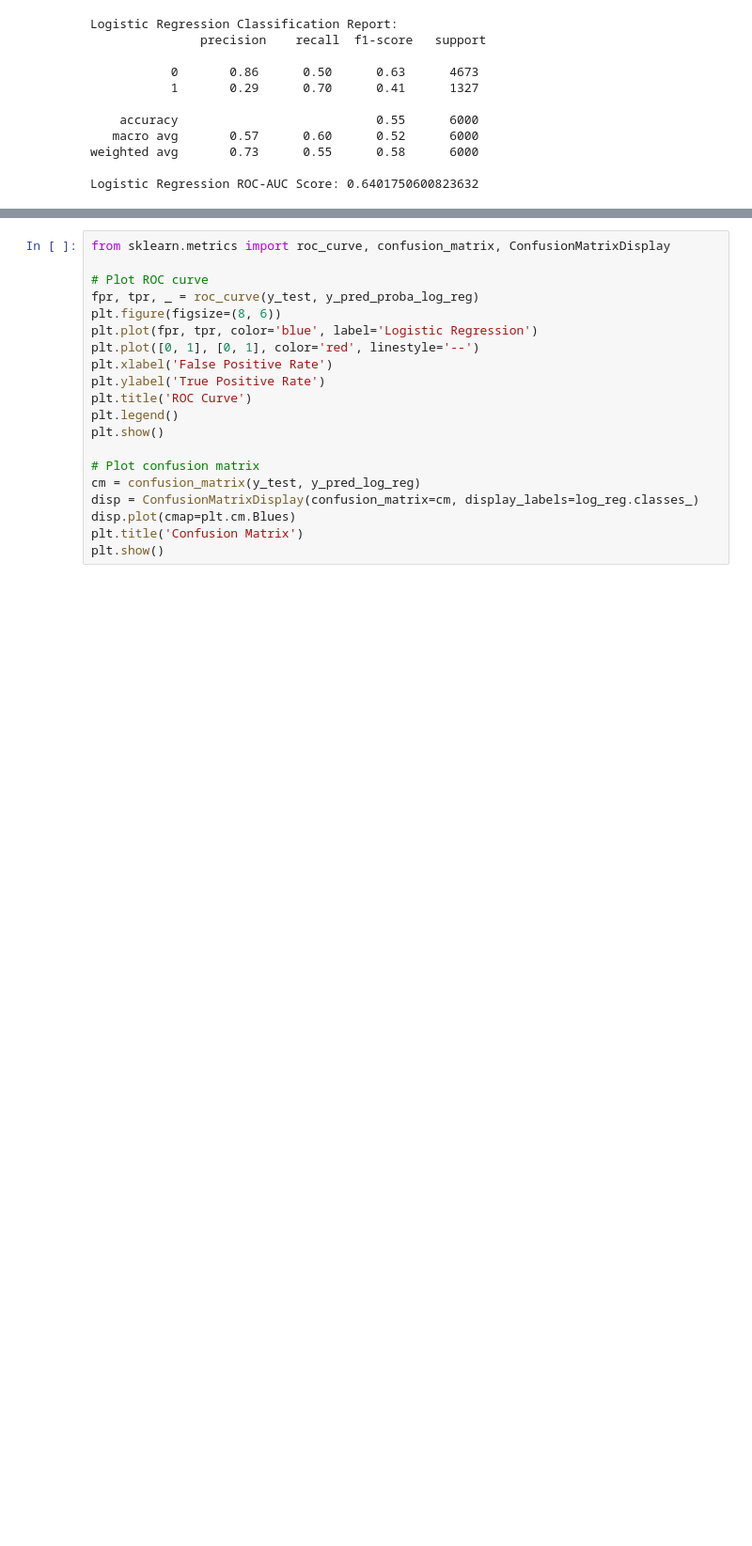
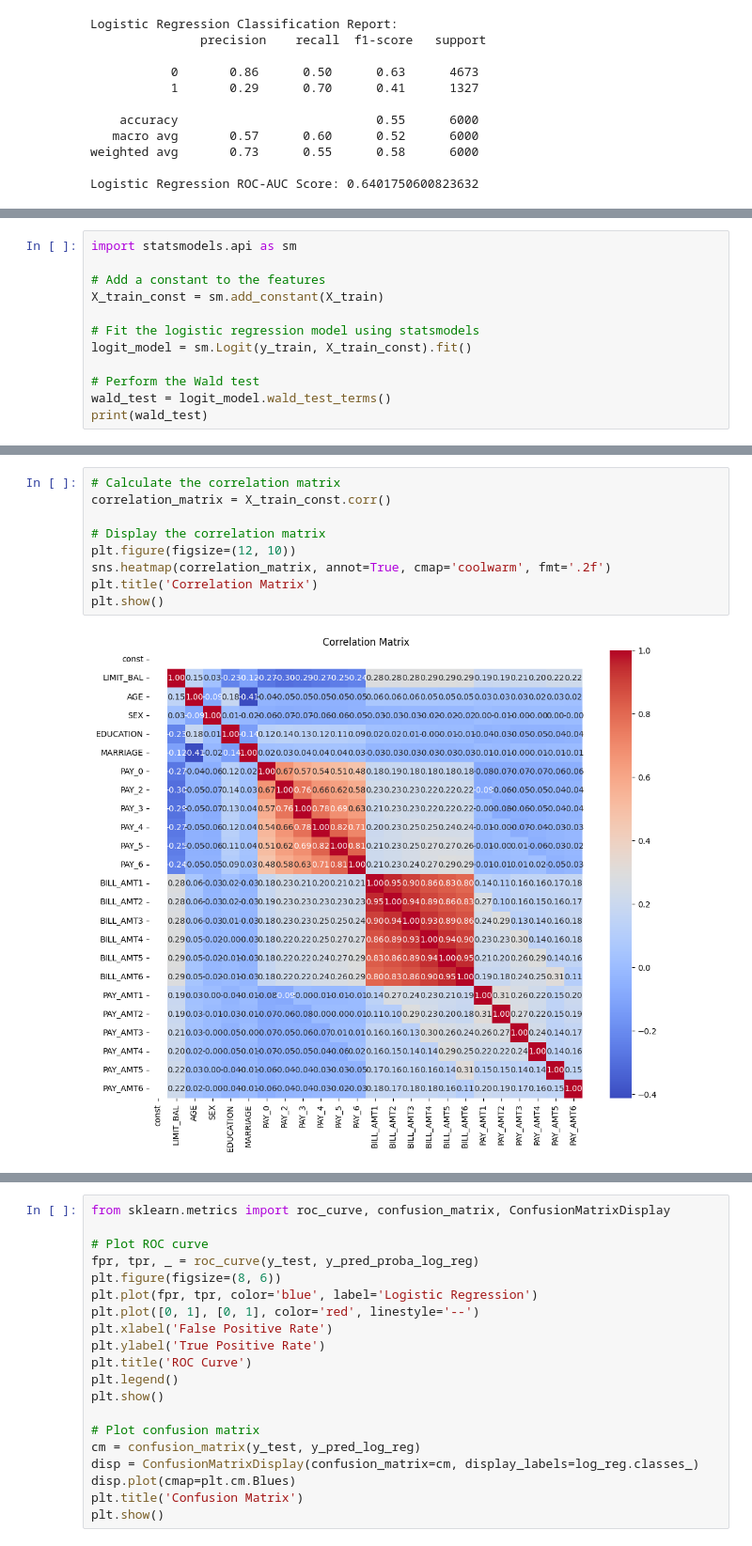
Before and after one commit to zuzann18/Credit_Risk, a Jupyter notebook: credit.ipynb, the cells around one changed output, grey strips where cells are left out. Shown at 94% size. Cells and saved outputs as stored; diff of their text form; blank space fills up the shorter version.

```diff
--- a/credit.ipynb
+++ b/credit.ipynb
@@ -68,0 +105,12 @@ Logistic Regression ROC-AUC Score: 0.6401750600823632
+# %%
+import statsmodels.api as sm
+
+# Add a constant to the features
+X_train_const = sm.add_constant(X_train)
+
+# Fit the logistic regression model using statsmodels
+logit_model = sm.Logit(y_train, X_train_const).fit()
+
+# Perform the Wald test
+wald_test = logit_model.wald_test_terms()
+print(wald_test)
@@ -68,0 +261,11 @@ Logistic Regression ROC-AUC Score: 0.6401750600823632
+# %%
+# Calculate the correlation matrix
+correlation_matrix = X_train_const.corr()
+
+# Display the correlation matrix
+plt.figure(figsize=(12, 10))
+sns.heatmap(correlation_matrix, annot=True, cmap='coolwarm', fmt='.2f')
+plt.title('Correlation Matrix')
+plt.show()
+# %% [output]
+[figure, added]
```
Also changed, not shown: parts of 26 cells of this notebook.
